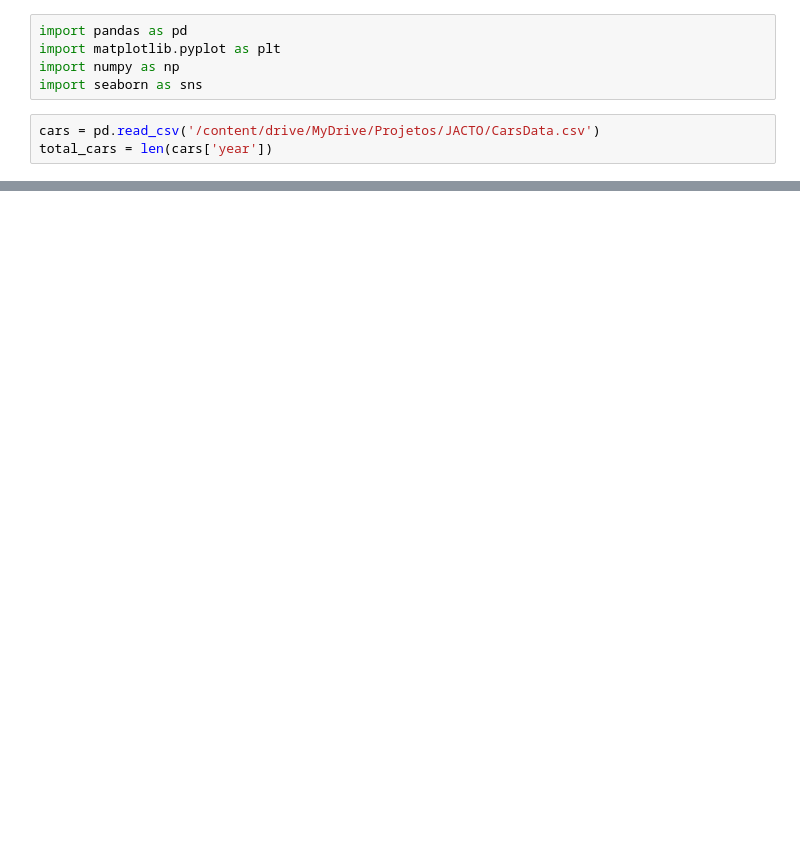
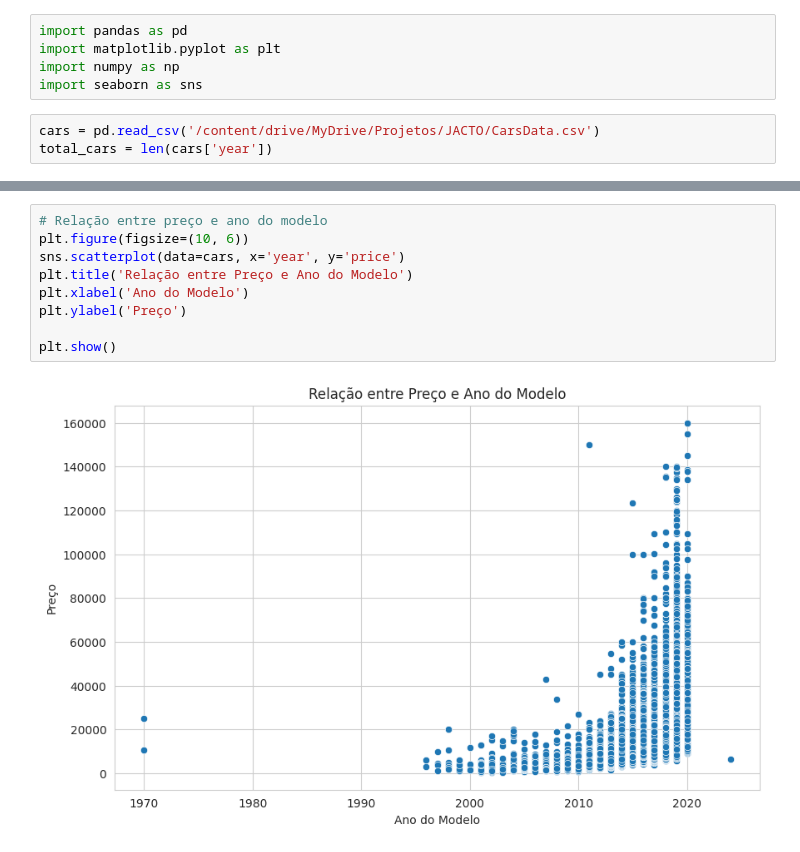
Before and after one commit to Kauefranca/desafios-jacto, a Jupyter notebook: desafio-1/Cars_Analysis.ipynb, the cells around one changed output, grey strips where cells are left out. Drawn from its saved outputs; the diff is of its cells as text; blank space fills up the shorter version.

```diff
--- a/desafio-1/Cars_Analysis.ipynb
+++ b/desafio-1/Cars_Analysis.ipynb
@@ -132,0 +86,11 @@ plt.show()
+# %%
+# Relação entre preço e ano do modelo
+plt.figure(figsize=(10, 6))
+sns.scatterplot(data=cars, x='year', y='price')
+plt.title('Relação entre Preço e Ano do Modelo')
+plt.xlabel('Ano do Modelo')
+plt.ylabel('Preço')
+
+plt.show()
+# %% [output]
+[figure, added]
```
Also changed, not shown: parts of 13 cells of this notebook.
